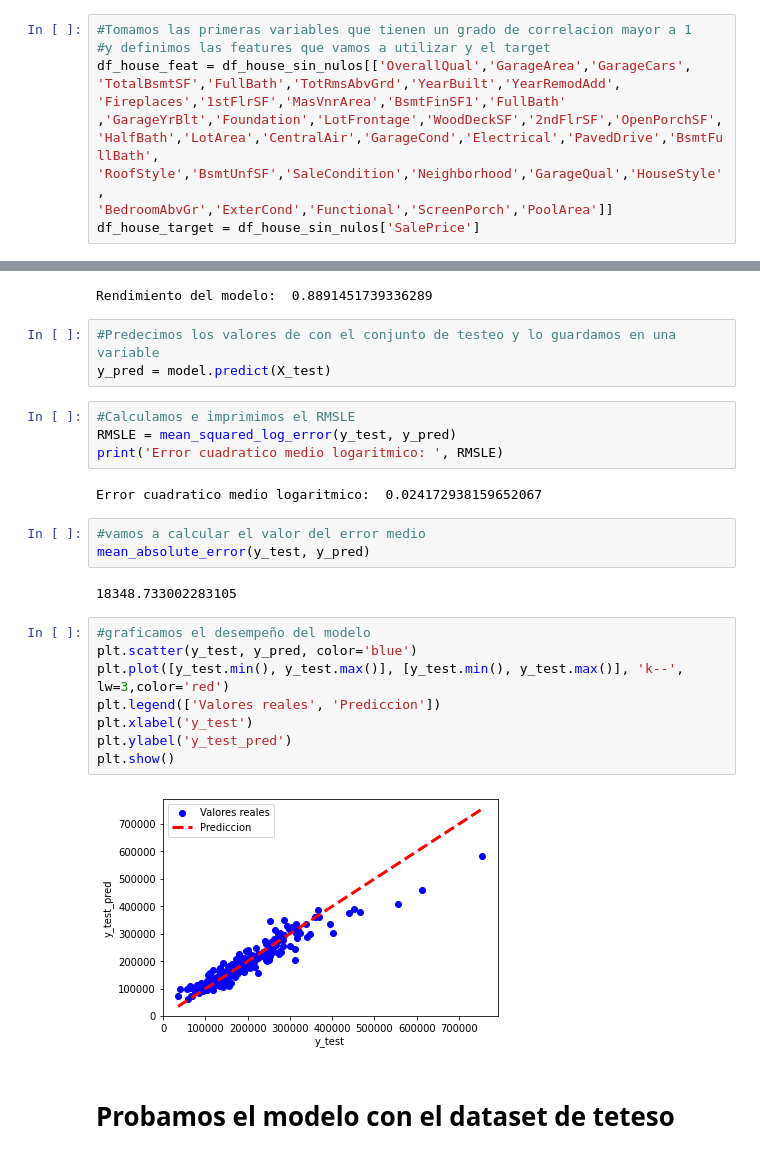
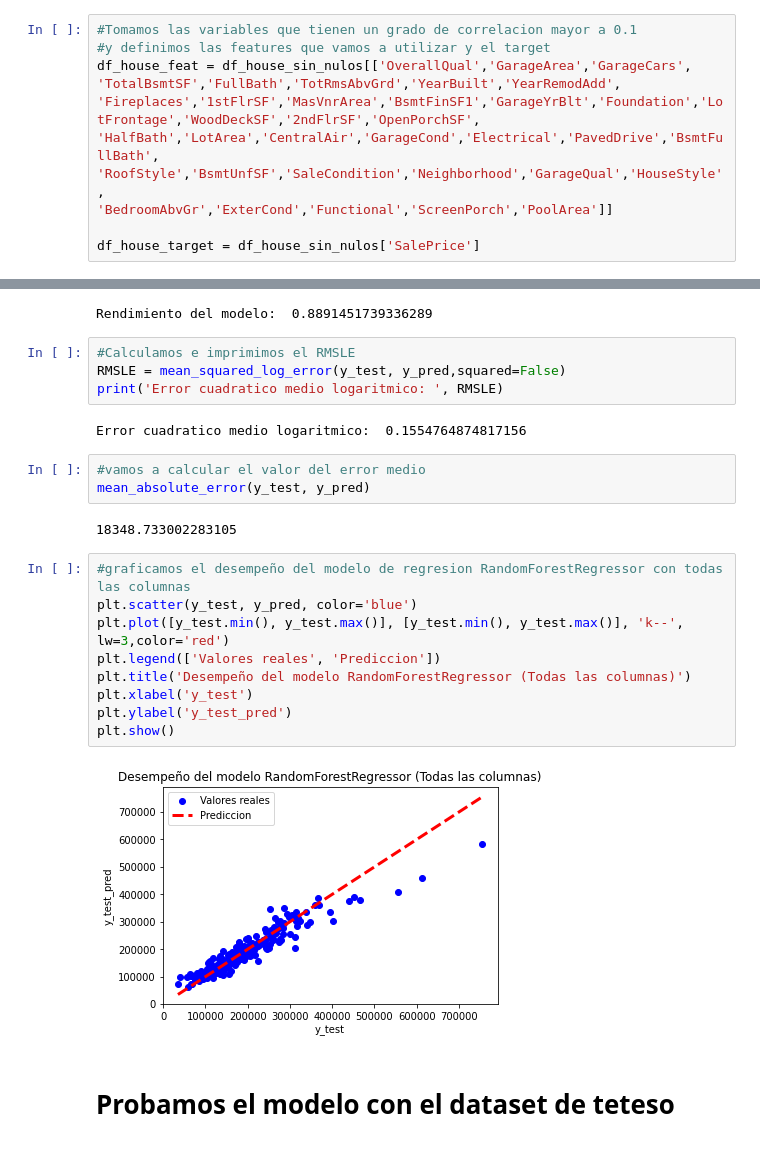
Before and after one commit to nelfaro/Hackathon, a Jupyter notebook: Housing Dreams/Hackaton.ipynb, the cells around one changed output, grey strips where cells are left out. Drawn from its saved outputs; the diff is of its cells as text.

Commit message:
RMSLE 0.155

```diff
--- a/Housing Dreams/Hackaton.ipynb
+++ b/Housing Dreams/Hackaton.ipynb
@@ -281,11 +371,11 @@ cor.SalePrice.head(40)
 # %%
-#Tomamos las primeras variables que tienen un grado de correlacion mayor a 1
+#Tomamos las variables que tienen un grado de correlacion mayor a 0.1
 #y definimos las features que vamos a utilizar y el target
 df_house_feat = df_house_sin_nulos[['OverallQual','GarageArea','GarageCars',
 'TotalBsmtSF','FullBath','TotRmsAbvGrd','YearBuilt','YearRemodAdd',
-'Fireplaces','1stFlrSF','MasVnrArea','BsmtFinSF1','FullBath'
-,'GarageYrBlt','Foundation','LotFrontage','WoodDeckSF','2ndFlrSF','OpenPorchSF',
+'Fireplaces','1stFlrSF','MasVnrArea','BsmtFinSF1','GarageYrBlt','Foundation','LotFrontage','WoodDeckSF','2ndFlrSF','OpenPorchSF',
 'HalfBath','LotArea','CentralAir','GarageCond','Electrical','PavedDrive','BsmtFullBath',
 'RoofStyle','BsmtUnfSF','SaleCondition','Neighborhood','GarageQual','HouseStyle',
 'BedroomAbvGr','ExterCond','Functional','ScreenPorch','PoolArea']]
+
 df_house_target = df_house_sin_nulos['SalePrice']
@@ -306,30 +418,28 @@ RandomForestRegressor(random_state=42)
 print('Rendimiento del modelo: ', model.score(X_test, y_test))
 # %% [output]
 Rendimiento del modelo:  0.8891451739336289
-# %%
-#Predecimos los valores de con el conjunto de testeo y lo guardamos en una variable
-y_pred = model.predict(X_test)
 # %%
 #Calculamos e imprimimos el RMSLE
-RMSLE = mean_squared_log_error(y_test, y_pred)
+RMSLE = mean_squared_log_error(y_test, y_pred,squared=False)
 print('Error cuadratico medio logaritmico: ', RMSLE)
 # %% [output]
-Error cuadratico medio logaritmico:  0.024172938159652067
+Error cuadratico medio logaritmico:  0.1554764874817156
 # %%
 #vamos a calcular el valor del error medio
 mean_absolute_error(y_test, y_pred)
 # %% [output]
 18348.733002283105
 # %%
-#graficamos el desempeño del modelo
+#graficamos el desempeño del modelo de regresion RandomForestRegressor con todas las columnas
 plt.scatter(y_test, y_pred, color='blue')
 plt.plot([y_test.min(), y_test.max()], [y_test.min(), y_test.max()], 'k--', lw=3,color='red')
 plt.legend(['Valores reales', 'Prediccion'])
+plt.title('Desempeño del modelo RandomForestRegressor (Todas las columnas)')
 plt.xlabel('y_test')
 plt.ylabel('y_test_pred')
 plt.show()
 # %% [output]
-[figure, old version]
+[figure, new version]
 # %% [markdown]
 # Probamos el modelo con el dataset de teteso
 # %%
```
Also changed, not shown: parts of 55 cells of this notebook.
